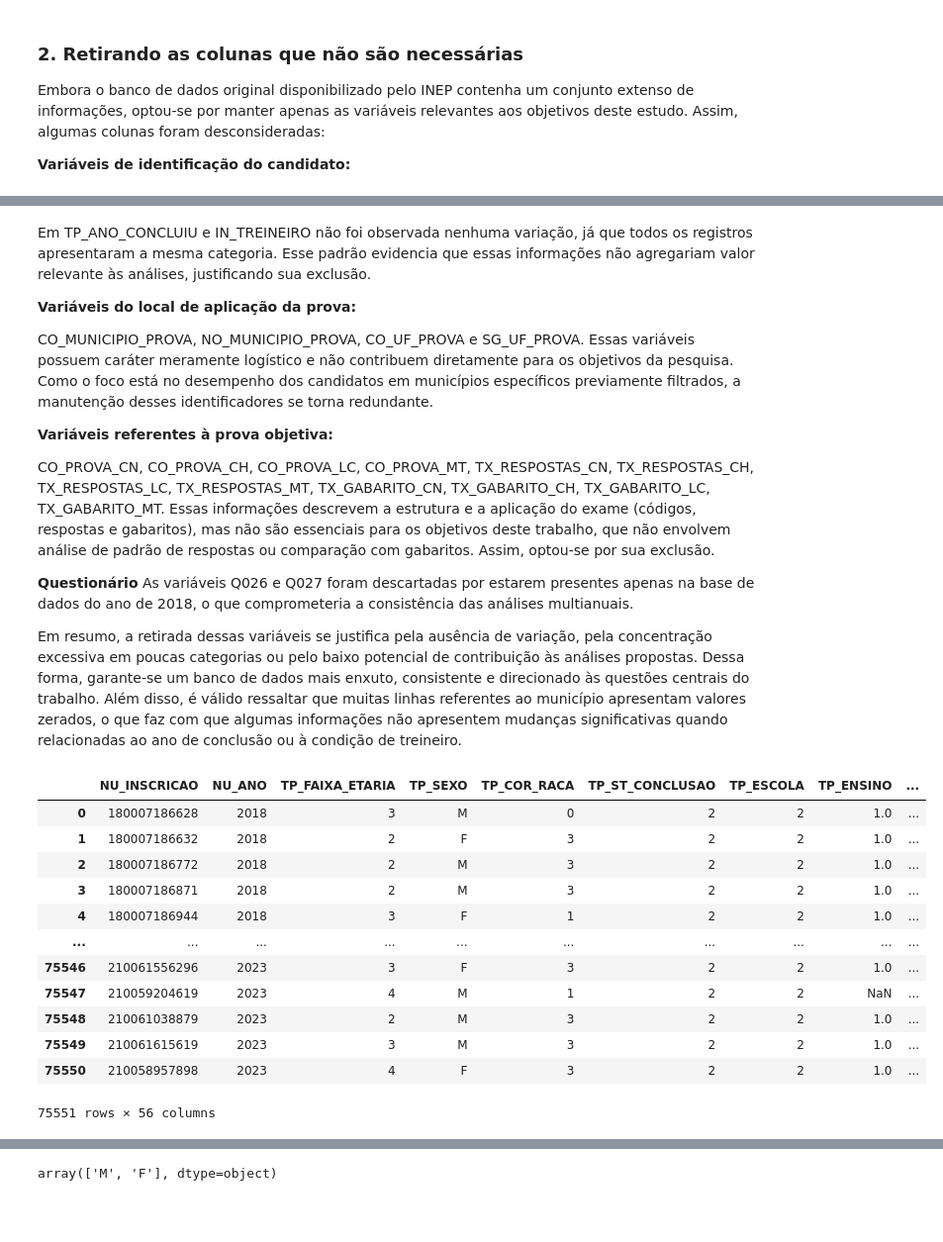
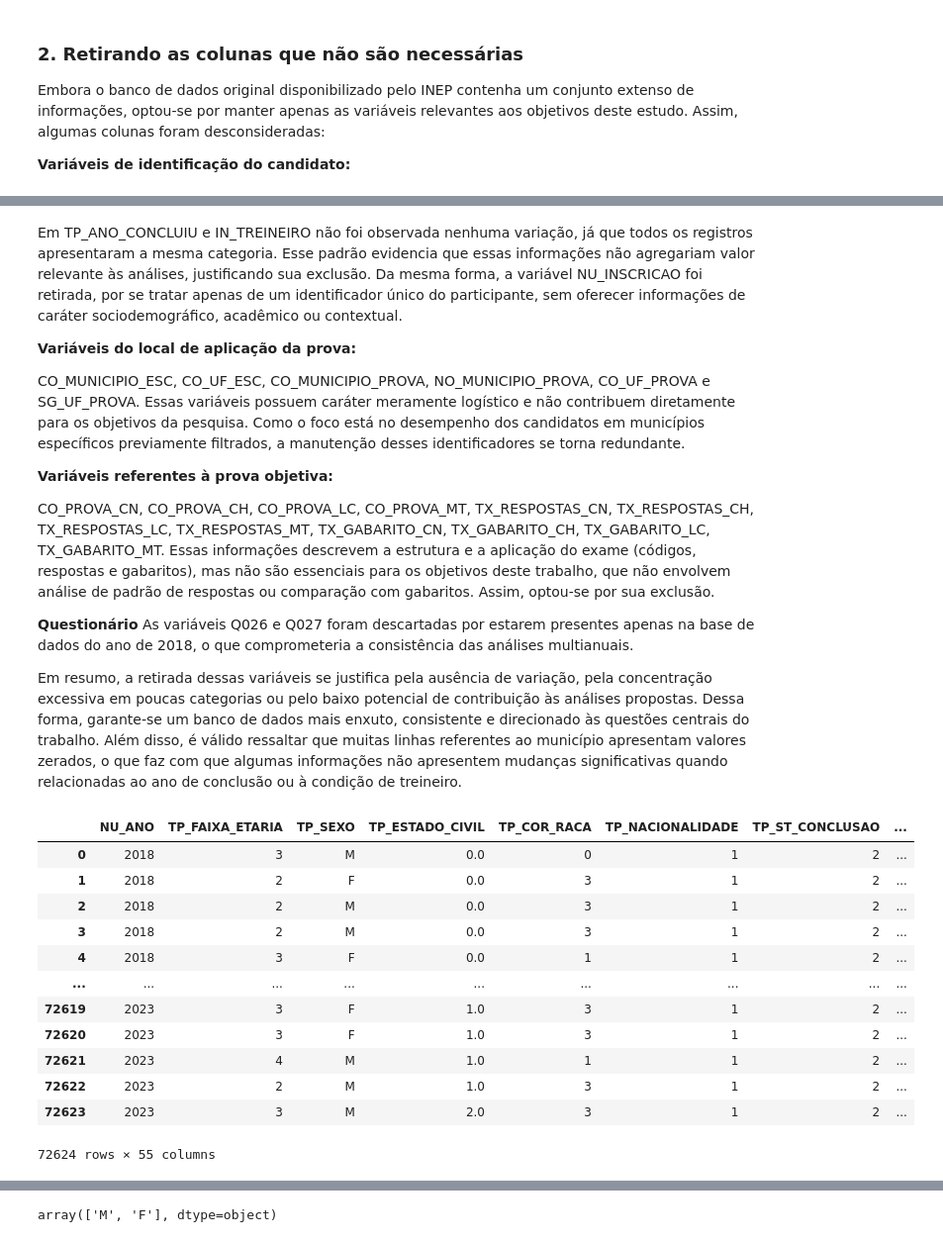
Before and after one commit to NandaLeal/TCC, a Jupyter notebook: TCC.ipynb, the cells around one changed output, grey strips where cells are left out. Shown at 99% size. Drawn from its saved outputs; the diff is of its cells as text; code cells hidden in the pictures; blank space fills up the shorter version.

```diff
--- a/TCC.ipynb
+++ b/TCC.ipynb
@@ -648,7 +650,8 @@ df2019_reduzida
 # %% [markdown]
 **Filtro dos microdados do ENEM 2020**
 # %%
-df2020_reduzida = df2020[df2020['NO_MUNICIPIO_ESC'].isin(cidades_filtro)]
+df2020_reduzida = df2020[df2020['NO_MUNICIPIO_ESC'].isin(cidades_filtro)&
+    (df2020['SG_UF_ESC'] == 'MG')]
 df2020_reduzida
 # %% [output]
 |  | NU_INSCRICAO | NU_ANO | TP_FAIXA_ETARIA | TP_SEXO | TP_ESTADO_CIVIL | TP_COR_RACA | TP_NACIONALIDADE | ... |
@@ -667,7 +670,8 @@ df2020_reduzida
 # %% [markdown]
 **Filtro dos microdados do ENEM 2021**
 # %%
-df2021_reduzida = df2021[df2021['NO_MUNICIPIO_ESC'].isin(cidades_filtro)]
+df2021_reduzida = df2021[df2021['NO_MUNICIPIO_ESC'].isin(cidades_filtro)&
+    (df2021['SG_UF_ESC'] == 'MG')]
 df2021_reduzida
 # %% [output]
 |  | NU_INSCRICAO | NU_ANO | TP_FAIXA_ETARIA | TP_SEXO | TP_ESTADO_CIVIL | TP_COR_RACA | TP_NACIONALIDADE | ... |
@@ -686,7 +690,8 @@ df2021_reduzida
 # %% [markdown]
 **Filtro dos microdados do ENEM 2022**
 # %%
-df2022_reduzida = df2022[df2022['NO_MUNICIPIO_ESC'].isin(cidades_filtro)]
+df2022_reduzida = df2022[df2022['NO_MUNICIPIO_ESC'].isin(cidades_filtro)&
+    (df2022['SG_UF_ESC'] == 'MG')]
 df2022_reduzida
 # %% [output]
 |  | NU_INSCRICAO | NU_ANO | TP_FAIXA_ETARIA | TP_SEXO | TP_ESTADO_CIVIL | TP_COR_RACA | TP_NACIONALIDADE | ... |
@@ -705,7 +710,8 @@ df2022_reduzida
 # %% [markdown]
 **Filtro dos microdados do ENEM 2023**
 # %%
-df2023_reduzida = df2023[df2023['NO_MUNICIPIO_ESC'].isin(cidades_filtro)]
+df2023_reduzida = df2023[df2023['NO_MUNICIPIO_ESC'].isin(cidades_filtro)&
+    (df2023['SG_UF_ESC'] == 'MG')]
 df2023_reduzida
 # %% [output]
 |  | NU_INSCRICAO | NU_ANO | TP_FAIXA_ETARIA | TP_SEXO | TP_ESTADO_CIVIL | TP_COR_RACA | TP_NACIONALIDADE | ... |
@@ -761,10 +767,10 @@ IN_TREINEIRO
 Name: count, dtype: int64
 # %% [markdown]
-Em TP_ANO_CONCLUIU e IN_TREINEIRO não foi observada nenhuma variação, já que todos os registros apresentaram a mesma categoria. Esse padrão evidencia que essas informações não agregariam valor relevante às análises, justificando sua exclusão.
+Em TP_ANO_CONCLUIU e IN_TREINEIRO não foi observada nenhuma variação, já que todos os registros apresentaram a mesma categoria. Esse padrão evidencia que essas informações não agregariam valor relevante às análises, justificando sua exclusão. Da mesma forma, a variável NU_INSCRICAO foi retirada, por se tratar apenas de um identificador único do participante, sem oferecer informações de caráter sociodemográfico, acadêmico ou contextual.
 
 **Variáveis do local de aplicação da prova:**
 
-CO_MUNICIPIO_PROVA, NO_MUNICIPIO_PROVA, CO_UF_PROVA e SG_UF_PROVA.
+CO_MUNICIPIO_ESC, CO_UF_ESC, CO_MUNICIPIO_PROVA, NO_MUNICIPIO_PROVA, CO_UF_PROVA e SG_UF_PROVA.
 Essas variáveis possuem caráter meramente logístico e não contribuem diretamente para os objetivos da pesquisa. Como o foco está no desempenho dos candidatos em municípios específicos previamente filtrados, a manutenção desses identificadores se torna redundante.
 
 **Variáveis referentes à prova objetiva:**
@@ -780,26 +786,25 @@ As variáveis Q026 e Q027 foram descartadas por estarem presentes apenas na base
 Em resumo, a retirada dessas variáveis se justifica pela ausência de variação, pela concentração excessiva em poucas categorias ou pelo baixo potencial de contribuição às análises propostas. Dessa forma, garante-se um banco de dados mais enxuto, consistente e direcionado às questões centrais do trabalho. Além disso, é válido ressaltar que muitas linhas referentes ao município apresentam valores zerados, o que faz com que algumas informações não apresentem mudanças significativas quando relacionadas ao ano de conclusão ou à condição de treineiro.
 # %%
 df_reduzida = df_combinado.drop(columns=[
-    'TP_ANO_CONCLUIU','IN_TREINEIRO','CO_MUNICIPIO_PROVA',
-    'NO_MUNICIPIO_PROVA','CO_UF_PROVA','SG_UF_PROVA','CO_PROVA_CN',
-    'CO_PROVA_CH','CO_PROVA_LC','CO_PROVA_MT',
+    'NU_INSCRICAO', 'TP_ANO_CONCLUIU','IN_TREINEIRO','CO_MUNICIPIO_ESC',
+    'CO_UF_ESC', 'CO_MUNICIPIO_PROVA','NO_MUNICIPIO_PROVA','CO_UF_PROVA',
+    'SG_UF_PROVA','CO_PROVA_CN', 'CO_PROVA_CH','CO_PROVA_LC','CO_PROVA_MT',
     'TX_RESPOSTAS_CN','TX_RESPOSTAS_CH','TX_RESPOSTAS_LC','TX_RESPOSTAS_MT',
     'TX_GABARITO_CN','TX_GABARITO_CH','TX_GABARITO_LC','TX_GABARITO_MT',
     'Q026','Q027'
 ])
-df_reduzida.to_csv(r"C:\Users\fernanda.leal\Documents\FERNANDA\TCC\DESENVOLVIMENTO\BASES\ENEM_REDUZIDA.csv", index=False, encoding="utf-8-sig")
 df_reduzida
 # %% [output]
-|  | NU_INSCRICAO | NU_ANO | TP_FAIXA_ETARIA | TP_SEXO | TP_COR_RACA | TP_ST_CONCLUSAO | TP_ESCOLA | TP_ENSINO | ... |
-| 0 | 180007186628 | 2018 | 3 | M | 0 | 2 | 2 | 1.0 | ... |
-| 1 | 180007186632 | 2018 | 2 | F | 3 | 2 | 2 | 1.0 | ... |
-| 2 | 180007186772 | 2018 | 2 | M | 3 | 2 | 2 | 1.0 | ... |
-| 3 | 180007186871 | 2018 | 2 | M | 3 | 2 | 2 | 1.0 | ... |
-| 4 | 180007186944 | 2018 | 3 | F | 1 | 2 | 2 | 1.0 | ... |
-| ... | ... | ... | ... | ... | ... | ... | ... | ... | ... |
-| 75546 | 210061556296 | 2023 | 3 | F | 3 | 2 | 2 | 1.0 | ... |
-| 75547 | 210059204619 | 2023 | 4 | M | 1 | 2 | 2 | NaN | ... |
-| 75548 | 210061038879 | 2023 | 2 | M | 3 | 2 | 2 | 1.0 | ... |
-| 75549 | 210061615619 | 2023 | 3 | M | 3 | 2 | 2 | 1.0 | ... |
-| 75550 | 210058957898 | 2023 | 4 | F | 3 | 2 | 2 | 1.0 | ... |
+|  | NU_ANO | TP_FAIXA_ETARIA | TP_SEXO | TP_ESTADO_CIVIL | TP_COR_RACA | TP_NACIONALIDADE | TP_ST_CONCLUSAO | ... |
+| 0 | 2018 | 3 | M | 0.0 | 0 | 1 | 2 | ... |
+| 1 | 2018 | 2 | F | 0.0 | 3 | 1 | 2 | ... |
+| 2 | 2018 | 2 | M | 0.0 | 3 | 1 | 2 | ... |
+| 3 | 2018 | 2 | M | 0.0 | 3 | 1 | 2 | ... |
+| 4 | 2018 | 3 | F | 0.0 | 1 | 1 | 2 | ... |
+| ... | ... | ... | ... | ... | ... | ... | ... | ... |
+| 72619 | 2023 | 3 | F | 1.0 | 3 | 1 | 2 | ... |
+| 72620 | 2023 | 3 | F | 1.0 | 3 | 1 | 2 | ... |
+| 72621 | 2023 | 4 | M | 1.0 | 1 | 1 | 2 | ... |
+| 72622 | 2023 | 2 | M | 1.0 | 3 | 1 | 2 | ... |
+| 72623 | 2023 | 3 | M | 2.0 | 3 | 1 | 2 | ... |
-75551 rows × 56 columns
+72624 rows × 55 columns
```
Also changed, not shown: parts of 21 cells of this notebook.
